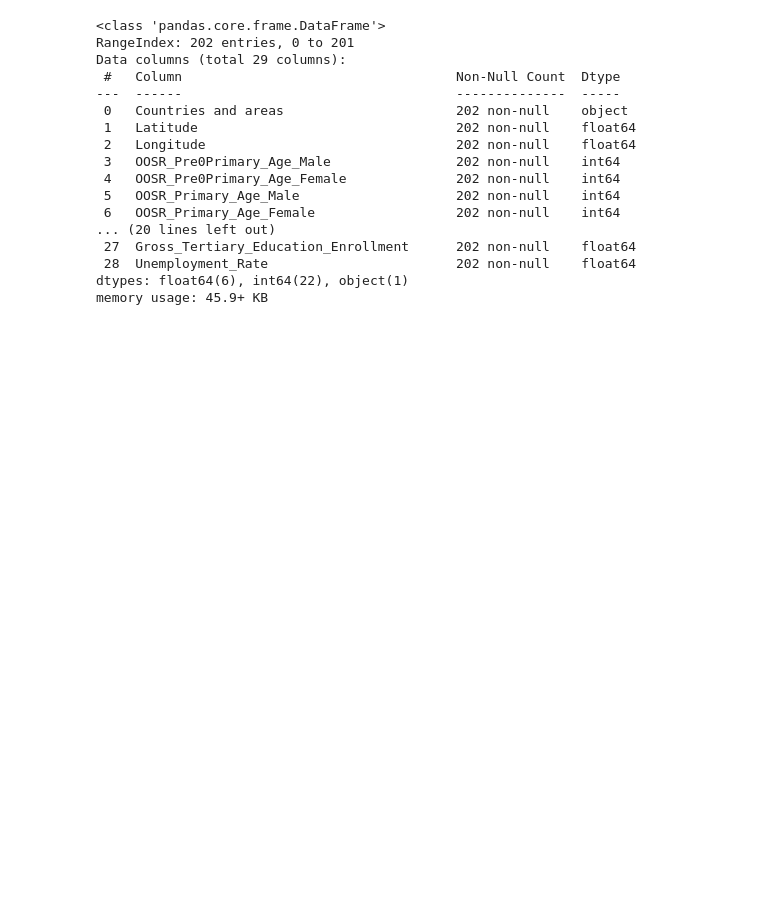
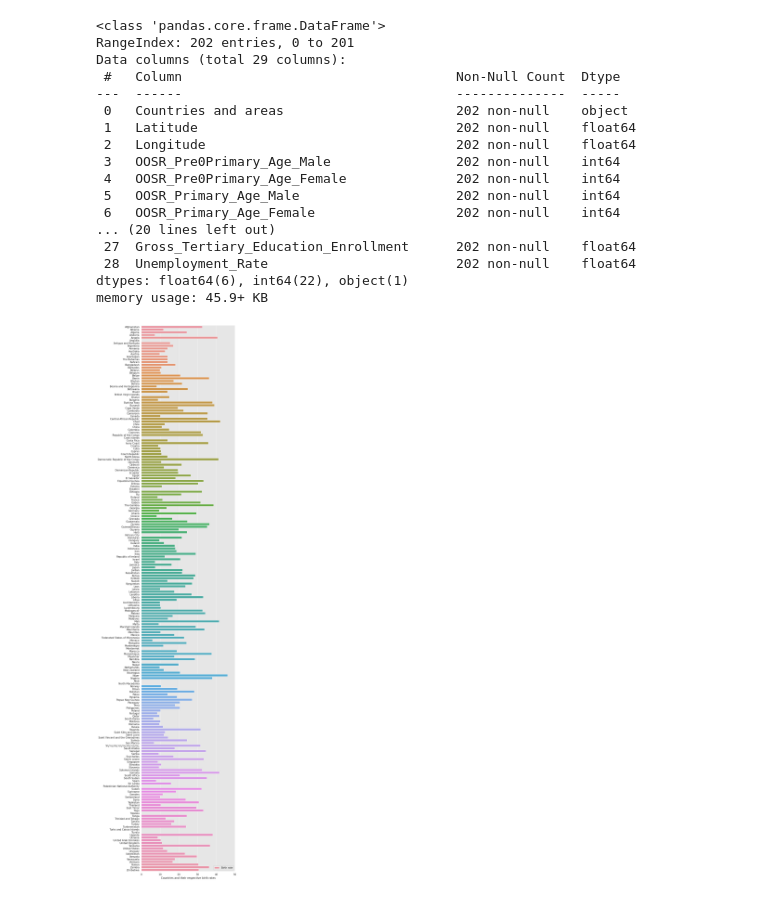
Before and after one commit to Voraxx/Notebooks, a Jupyter notebook: global-education-analysis.ipynb, the cells around one changed output. Cells and saved outputs as stored; diff of their text form; code cells hidden in the pictures; blank space fills up the shorter version.

```diff
--- a/global-education-analysis.ipynb
+++ b/global-education-analysis.ipynb
@@ -86,3 +128,26 @@ Data columns (total 29 columns):
  28  Unemployment_Rate                        202 non-null    float64
 dtypes: float64(6), int64(22), object(1)
 memory usage: 45.9+ KB
+# %%
+sns.set_theme(style="darkgrid", palette=custom_palette6)
+sns.set_style({"axes.facecolor": ".9"})
+# Initialize the matplotlib figure
+f, ax = plt.subplots(figsize=(6, 35))
+
+# Load data and sort values
+countries = file["Countries and areas"].sort_values(ascending=False)
+
+# Plot countries and birth rate
+sns.set_color_codes("pastel")
+sns.barplot(y="Countries and areas", x="Birth_Rate", data=file,
+            label="Birth rate")
+
+
+
+# Add a legend and informative axis label
+ax.legend(ncol=2, loc="lower right", frameon=True)
+ax.set(xlim=(0, 50), ylabel="",
+       xlabel="Countries and their respective birth rates")
+sns.despine(left=True, bottom=True)
+# %% [output]
+[figure, added]
```
Also changed, not shown: parts of 6 cells of this notebook.
